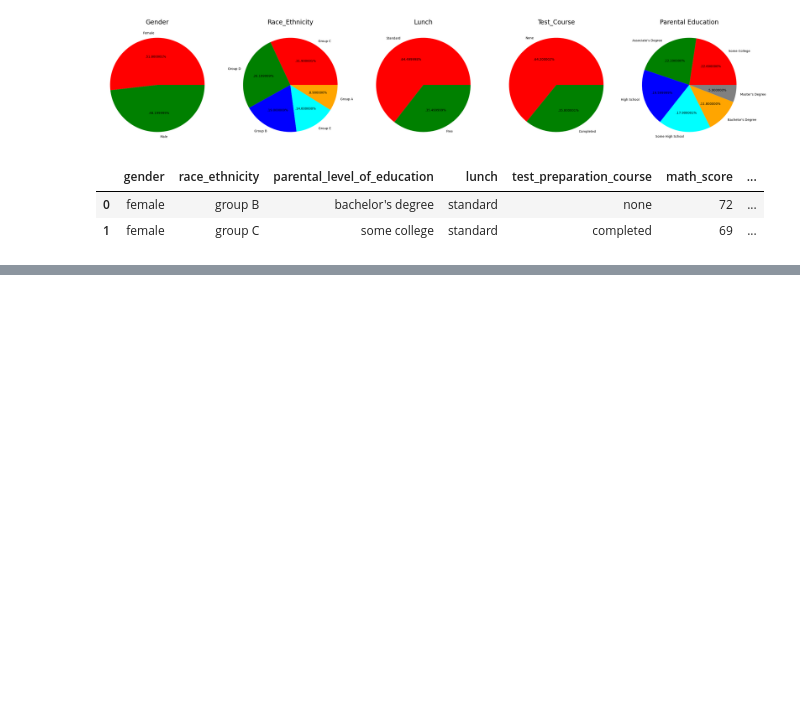
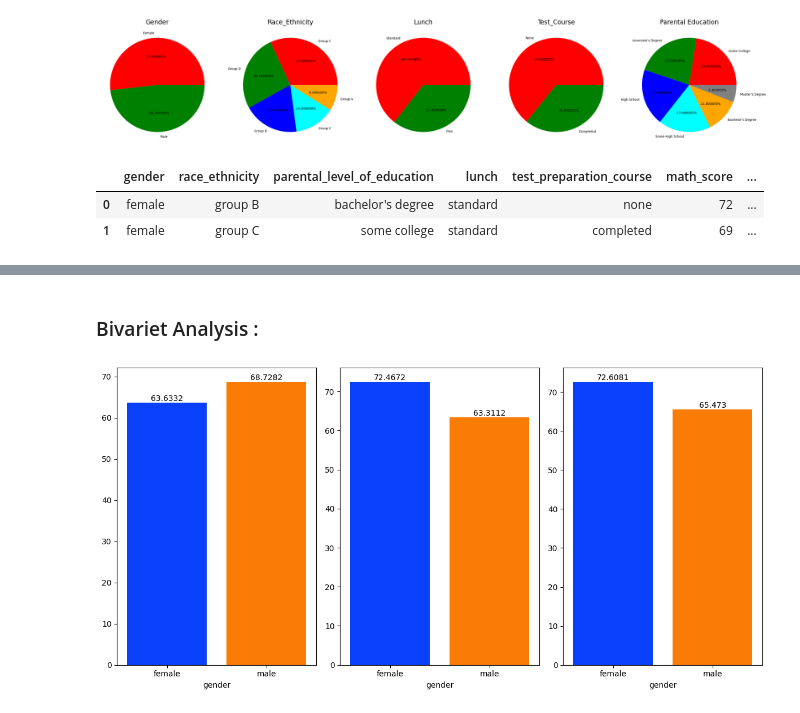
Before and after one commit to themaheshsalpure/mlproject, a Jupyter notebook: notebook/data/EDA_Student_performance.ipynb, the cells around one changed output, grey strips where cells are left out. Saved outputs shown, nothing was run; the diff lists cells and outputs as text; code cells hidden in the pictures; blank space fills up the shorter version.

Commit message:
Univariate and bivariate Analysis

```diff
--- a/notebook/data/EDA_Student_performance.ipynb
+++ b/notebook/data/EDA_Student_performance.ipynb
@@ -434,0 +471,22 @@ plt.pie(size , labels = label, colors = color, autopct='%2f%%')
+# %% [markdown]
+### Bivariet Analysis :
+# %%
+group_gender = df.groupby('gender')
+
+fig, axs = plt.subplots(1, 3, figsize = (12, 6))
+
+sns.barplot(x = group_gender['math_score'].mean().index,y = group_gender['math_score'].mean().values ,palette='bright', saturation = 0.95, ax=axs[0])
+for container in axs[0].containers:
+    axs[0].bar_label(container, fontsize = 10)
+
+sns.barplot(x = group_gender['writing_score'].mean().index, y = group_gender['writing_score'].mean().values, palette = 'bright', saturation=0.95, ax = axs[1])
+for container in axs[1].containers:
+    axs[1].bar_label(container, fontsize = 10)
+
+sns.barplot(x = group_gender['reading_score'].mean().index, y = group_gender['reading_score'].mean().values, palette = 'bright',saturation =0.95, ax = axs[2])
+for container in axs[2].containers:
+    axs[2].bar_label(container, fontsize = 10)
+
+plt.tight_layout()
+# %% [output]
+[figure, added]
```
Also changed, not shown: parts of 14 cells of this notebook.
